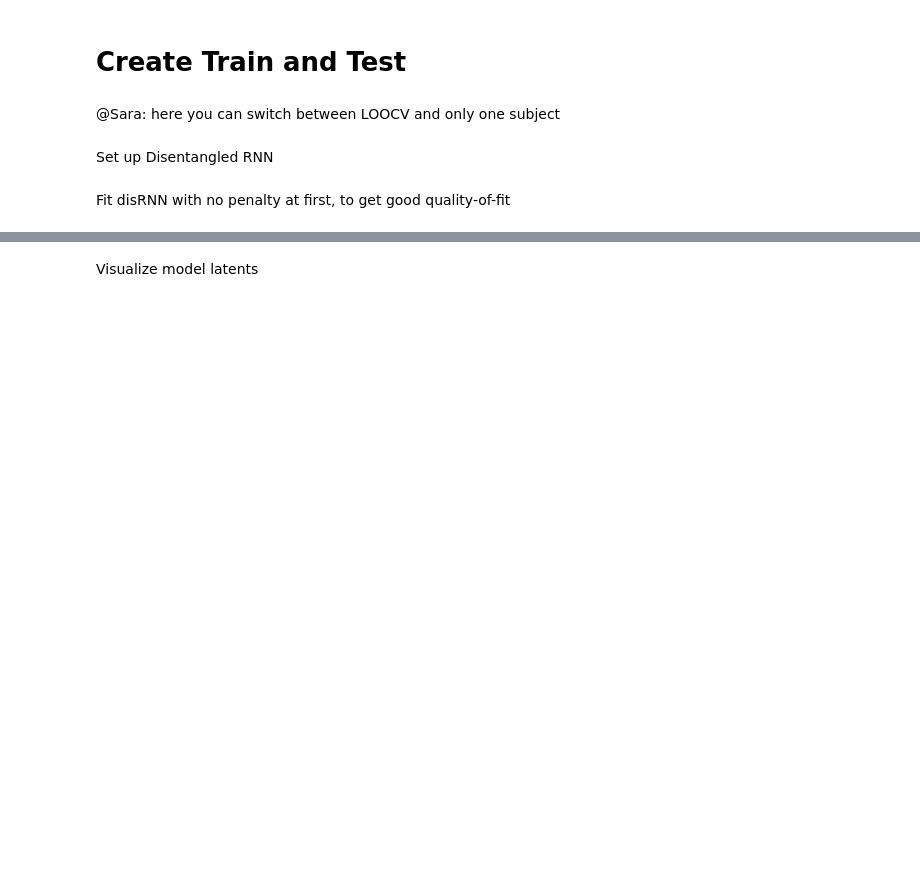
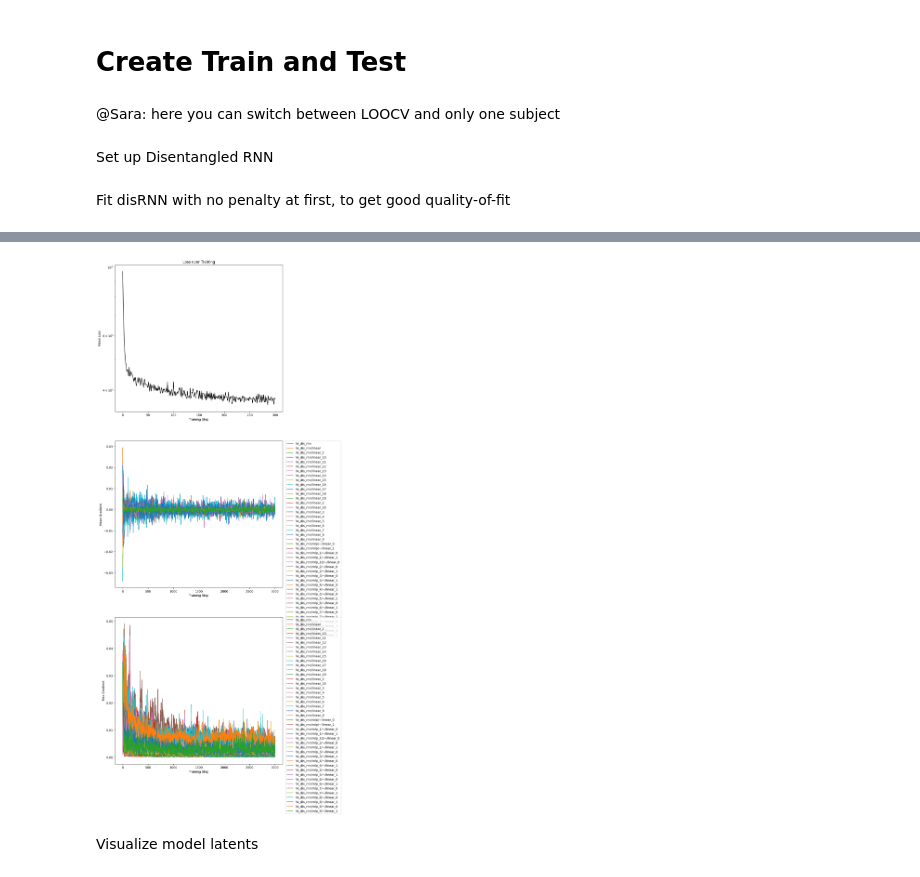
Before and after one commit to meikeoschmann/disRNN-conf-match, a Jupyter notebook: CogModelingRNNsTutorial/DisentangledRNNs_Meike.ipynb, the cells around one changed output, grey strips where cells are left out. Saved outputs shown, nothing was run; the diff lists cells and outputs as text; code cells hidden in the pictures; blank space fills up the shorter version.

```diff
--- a/CogModelingRNNsTutorial/DisentangledRNNs_Meike.ipynb
+++ b/CogModelingRNNsTutorial/DisentangledRNNs_Meike.ipynb
@@ -31,8 +31,8 @@ data = SubjectData(
         features_prev,
         features_curr,
         target,
-        categorical_partners=False,
-        categorical_theta=False)
+        categorical_partners=True,
+        categorical_theta=True)
 
 features = data.features_prev + data.features_curr
 data()
@@ -55,8 +55,8 @@ data()
 # %% [markdown]
 @Sara: here you can switch between LOOCV and only one subject
 # %%
-train, test = subject_data.train_test(data(), features, target, batch_size=1)
-#train, test = subject_data.single_subject(data(), features, target, subject_idx=2, batch_size=None)
+#train, test = subject_data.train_test(data(), features, target, batch_size=None)
+train, test = subject_data.single_subject(data(), features, target, subject_idx=2, batch_size=1)
 # %% [markdown]
 Set up Disentangled RNN
 # %%
@@ -114,16 +111,17 @@ Step 2000 of 2000; Loss: 1.6835e+02. (Time: 73.7s)
 # %%
-# # Now fit more steps with a penalty, to encourage it to find a simple solution
-# n_steps = 3000  #@param
-# information_penalty = 1e-3 #@param
+# Now fit more steps with a penalty, to encourage it to find a simple solution
+n_steps = 3000  #@param
+information_penalty = 1e-3 #@param
 
-# disrnn_params, opt_state, losses = rnn_utils.train_model(
-#     model_fun = make_disrnn,
-#     dataset = train,
-#     optimizer = optimizer, # why were we saving the optimizer if we don't use it then?
-#     loss_fun = 'penalized_categorical',
-#     params=disrnn_params,
-#     opt_state=opt_state,
-#     penalty_scale=information_penalty,
-#     n_steps=n_steps,
-#     truncate_seq_length=200,
-# )
+disrnn_params, opt_state, losses = rnn_utils.train_model(
+    model_fun = make_disrnn,
+    dataset = train,
+    optimizer = optimizer,
+    loss_fun = 'penalized_categorical',
+    params=disrnn_params,
+    opt_state=opt_state,
+    penalty_scale=information_penalty,
+    n_steps=n_steps,
+    truncate_seq_length=None,
+)
+# %% [output]
@@ -130,3 +129,4 @@ Step 2000 of 2000; Loss: 1.6835e+02. (Time: 73.7s)
+[figure, added]
 # %% [markdown]
 Visualize model latents
 # %%
```
Also changed, not shown: parts of 13 cells of this notebook, 4 other files.
